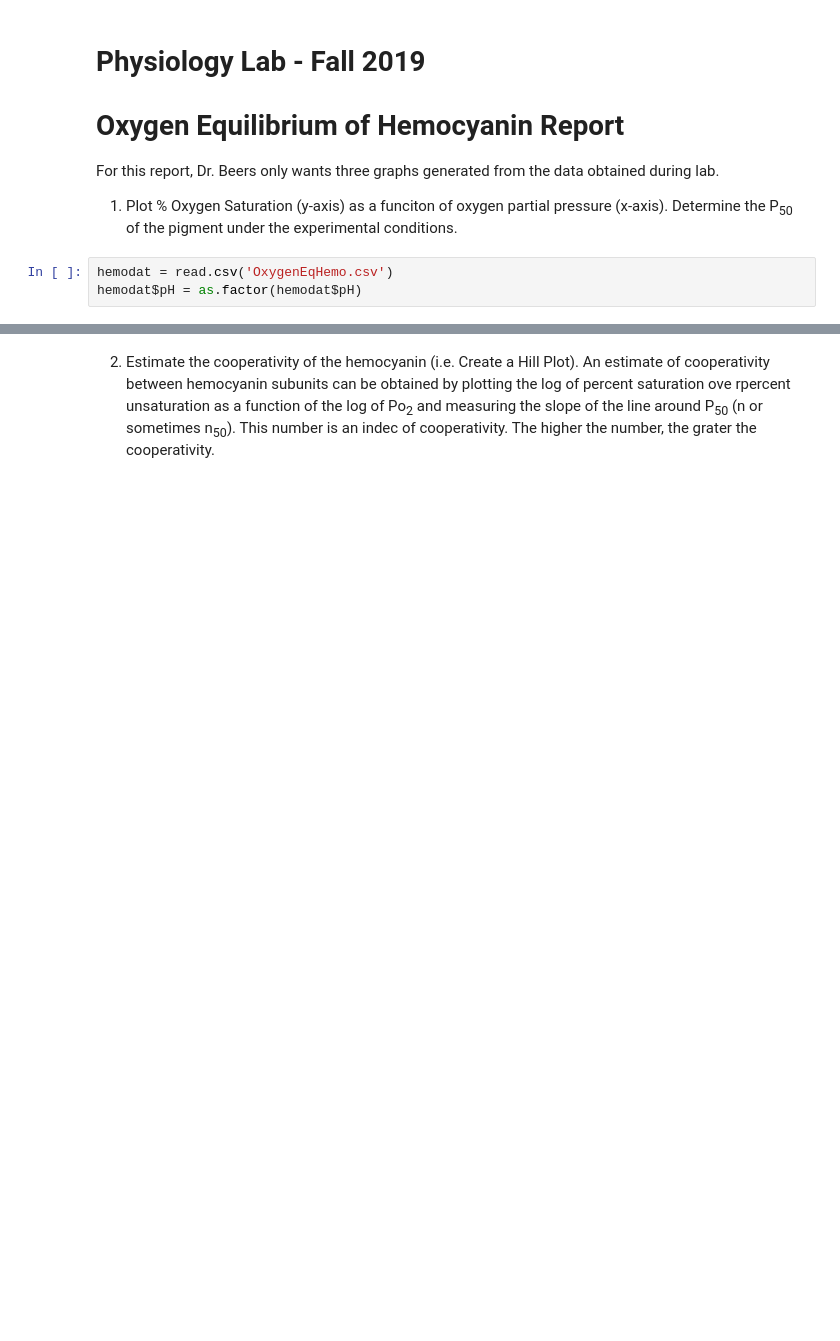
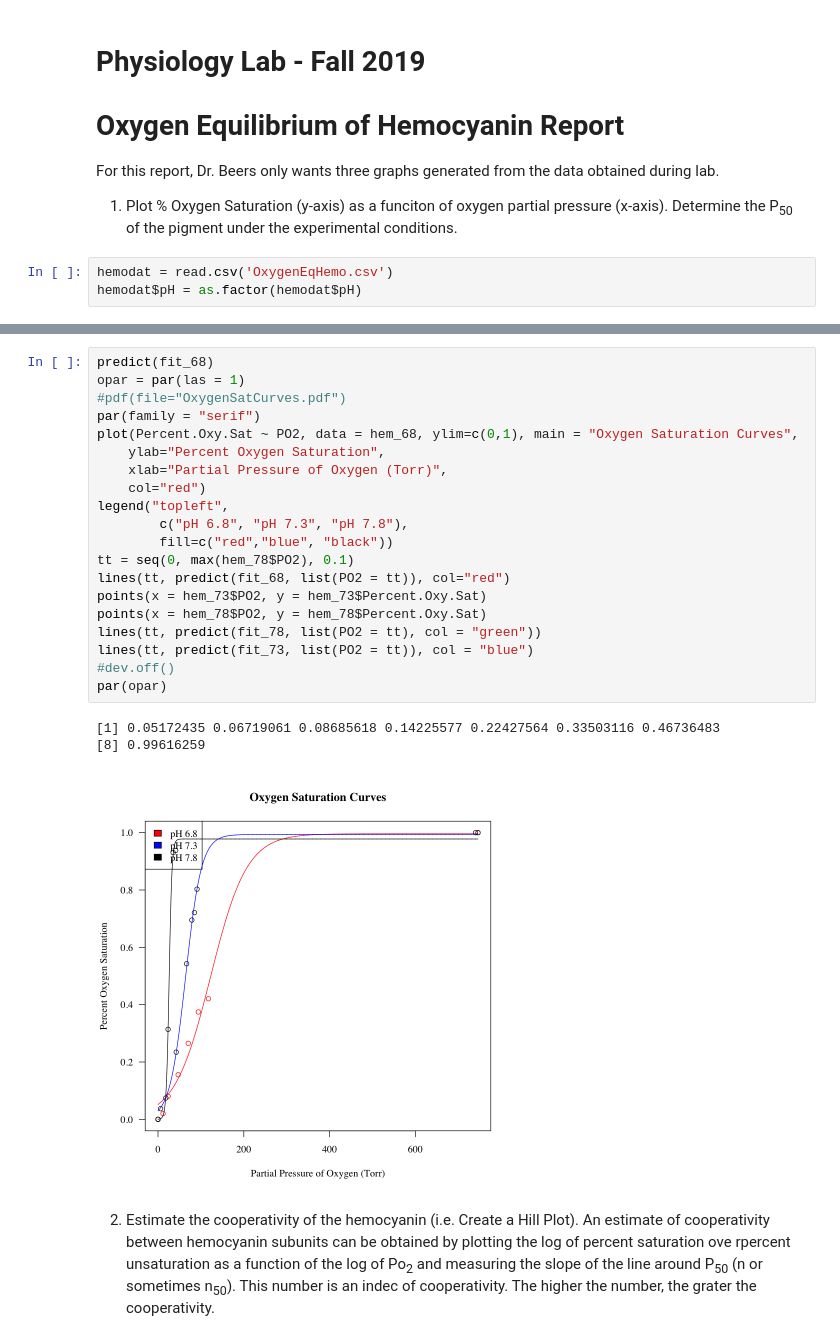
Before and after one commit to andrew2165/biometry_notebooks, a Jupyter notebook: OxygenEqOfHemocyanin.ipynb, the cells around one changed output, grey strips where cells are left out. Saved outputs shown, nothing was run; the diff lists cells and outputs as text; blank space fills up the shorter version.

```diff
--- a/OxygenEqOfHemocyanin.ipynb
+++ b/OxygenEqOfHemocyanin.ipynb
@@ -156,2 +140,26 @@ Achieved convergence tolerance: 1.111e-09
+# %%
+predict(fit_68)
+opar = par(las = 1)
+#pdf(file="OxygenSatCurves.pdf")
+par(family = "serif")
+plot(Percent.Oxy.Sat ~ PO2, data = hem_68, ylim=c(0,1), main = "Oxygen Saturation Curves",
+    ylab="Percent Oxygen Saturation",
+    xlab="Partial Pressure of Oxygen (Torr)",
+    col="red")
+legend("topleft",
+        c("pH 6.8", "pH 7.3", "pH 7.8"),
+        fill=c("red","blue", "black"))
+tt = seq(0, max(hem_78$PO2), 0.1)
+lines(tt, predict(fit_68, list(PO2 = tt)), col="red")
+points(x = hem_73$PO2, y = hem_73$Percent.Oxy.Sat)
+points(x = hem_78$PO2, y = hem_78$Percent.Oxy.Sat)
+lines(tt, predict(fit_78, list(PO2 = tt), col = "green"))
+lines(tt, predict(fit_73, list(PO2 = tt)), col = "blue")
+#dev.off()
+par(opar)
+# %% [output]
+[1] 0.05172435 0.06719061 0.08685618 0.14225577 0.22427564 0.33503116 0.46736483
+[8] 0.99616259
+[figure, added]
 # %% [markdown]
 2. Estimate the cooperativity of the hemocyanin (i.e. Create a Hill Plot). An estimate of cooperativity between hemocyanin subunits can be obtained by plotting the log of percent saturation ove rpercent unsaturation as a function of the log of Po<sub>2</sub> and measuring the slope of the line around P<sub>50</sub> (n or sometimes n<sub>50</sub>). This number is an indec of cooperativity. The higher the number, the grater the cooperativity.
```
Also changed, not shown: parts of 14 cells of this notebook.
